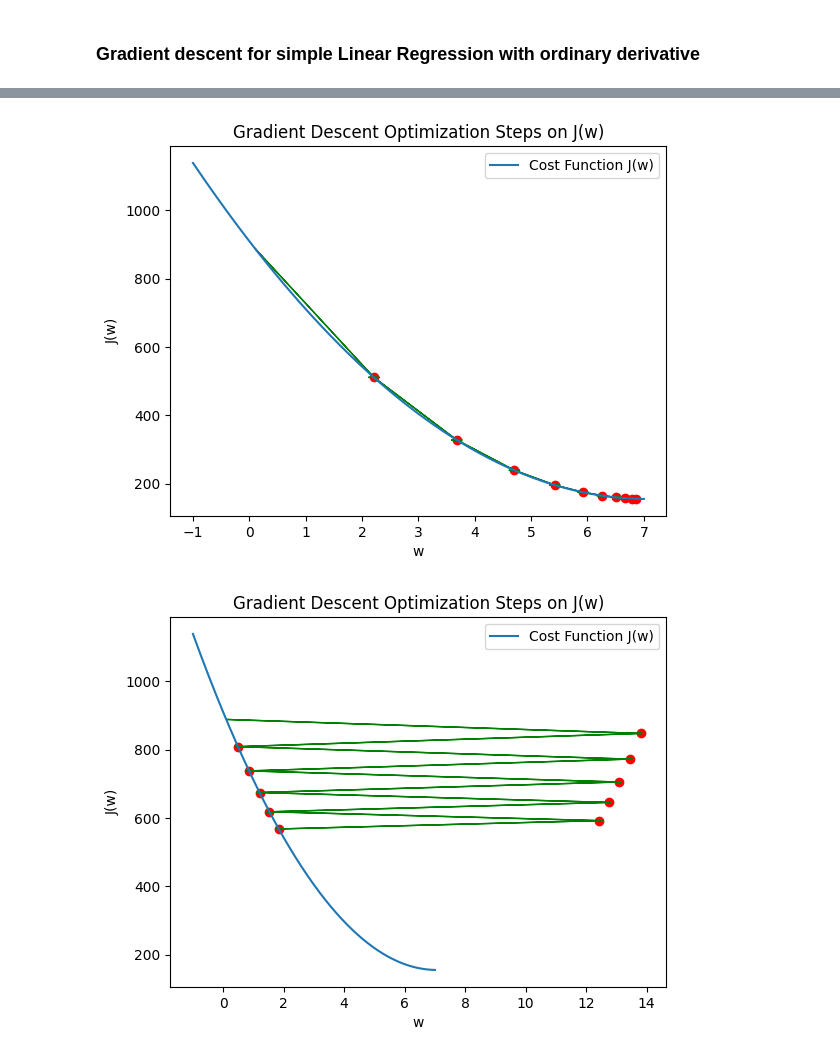
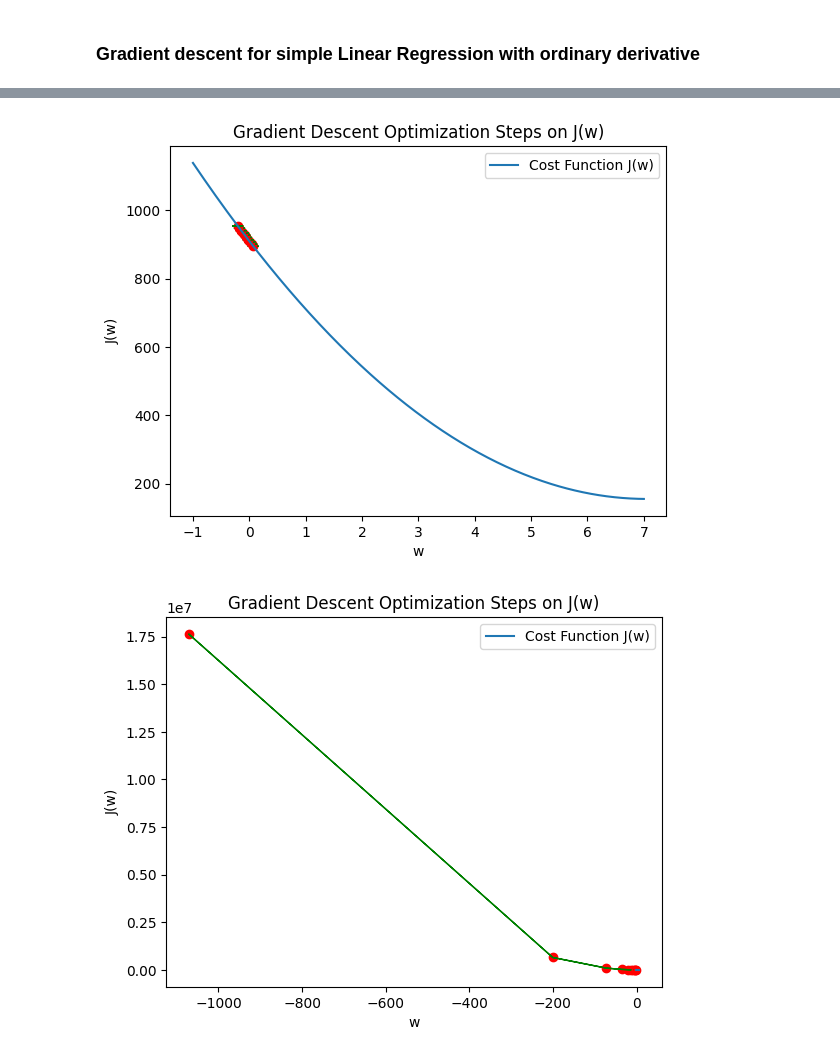
Before and after one commit to imaxfp/neural_n00b, a Jupyter notebook: 2_0_derevatives.ipynb, the cells around one changed output, grey strips where cells are left out. Cells and saved outputs as stored; diff of their text form; code cells hidden in the pictures.

```diff
--- a/2_0_derevatives.ipynb
+++ b/2_0_derevatives.ipynb
@@ -111,19 +169,25 @@ def calculate_derivative(w, x, y):
     # Step 0:
     # The errors are calculated as the difference between the predicted values and the actual values.
     # Predicted values are obtained by multiplying the current model parameter 'w' with the input 'x'.
-    errors = w * x - y  # errors = [w * x1 - y1, w * x2 - y2, ..., w * xn - yn]
+    #errors = w * x - y  # errors = [w * x1 - y1, w * x2 - y2, ..., w * xn - yn]
 
     # Step 1:
     #  Multiply each error with its corresponding x value
-    product_of_errors_and_x = errors * x  # [error_1 * x_1, error_2 * x_2, ..., error_n * x_n]
+
+    #d_errors - Jw changes of 'w'
+    product_of_errors = w * x - y   # [error_1 * x_1, error_2 * x_2, ..., error_n * x_n]
 
     # Step 2:
     #  Sum the products
-    sum_of_products = np.sum(product_of_errors_and_x)  # Sum([error_1 * x_1 + error_2 * x_2 + ... + error_n * x_n])
+
+    #can be replaced with MSE
+    sum_of_errors = calculate_mse(w,x,y)
+    #sum_of_errors = np.sum(product_of_errors)  # Sum([error_1 * x_1 + error_2 * x_2 + ... + error_n * x_n])
 
     # Step 3:
     #  Multiply the sum by 2/n (Normalization and considering squared error)
-    derivative = (2 / n) * sum_of_products  # (2/n) * Sum([error_1 * x_1 + error_2 * x_2 + ... + error_n * x_n])
+    # Chain rule clarification!
+    derivative = (2 / n) * sum_of_errors
 
     return derivative
 
@@ -169,8 +233,8 @@ def gradient_descent(x, y, starting_w=0.1, learning_rate=0.000001, steps=10):
 
 
 w_history_small_learn_rate, mse_history_1 = gradient_descent(x, y, learning_rate=0.001, steps=10)
-w_history_normal_learn_rate, mse_history_2 = gradient_descent(x, y, learning_rate=0.01, steps=10)
-w_history_big_learn_rate, mse_history_3 = gradient_descent(x, y, learning_rate=0.065, steps=10)
+w_history_normal_learn_rate, mse_history_2 = gradient_descent(x, y, learning_rate=0.0001, steps=10)
+w_history_big_learn_rate, mse_history_3 = gradient_descent(x, y, learning_rate=0.004, steps=10)
 
 # Plot the gradient descent steps
 plot_gradient_descent(w_history_small_learn_rate, mse_history_1)
@@ -181,2 +245,2 @@ plot_gradient_descent(w_history_big_learn_rate, mse_history_3)
-[figure, old version]
+[figure, new version]
-[figure, old version]
+[figure, new version]
```
Also changed, not shown: parts of 4 cells of this notebook, 2 other files.
